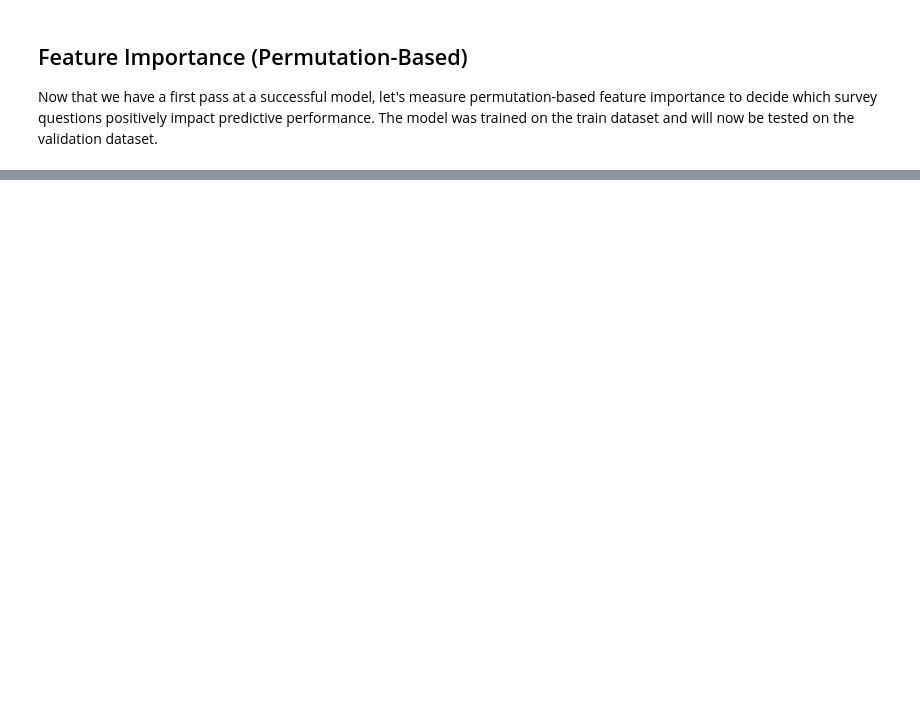
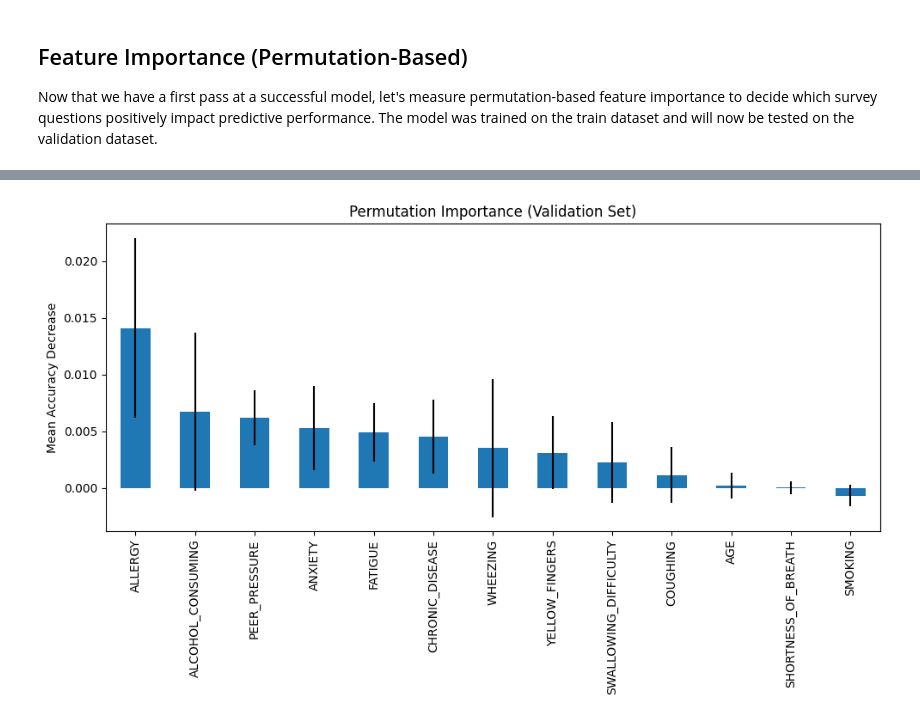
Before and after one commit to jesseingraham/lung-cancer-survey-prediction, a Jupyter notebook: notebooks/predicting-lung-cancer-and-survey-analysis.ipynb, the cells around one changed output, grey strips where cells are left out. Saved outputs shown, nothing was run; the diff lists cells and outputs as text; code cells hidden in the pictures; blank space fills up the shorter version.

```diff
--- a/notebooks/predicting-lung-cancer-and-survey-analysis.ipynb
+++ b/notebooks/predicting-lung-cancer-and-survey-analysis.ipynb
@@ -154,0 +253,24 @@ X_train, X_val, y_train, y_val = train_test_split(X_train, y_train, test_size=0.
+# %%
+# Define parameter grids for both approaches
+params1 = {'forest__max_depth': list(range(2, 20))}
+params2 = {'forest__min_samples_leaf': list(range(1, 20))}
+
+# Create Grid Search objects
+grid1 = GridSearchCV(
+    estimator=imb_pipe,
+    param_grid=params1,
+    scoring='average_precision',
+    cv=5,
+    return_train_score=True
+)
+grid2 = GridSearchCV(
+    estimator=imb_pipe,
+    param_grid=params2,
+    scoring='average_precision',
+    cv=5,
+    return_train_score=True
+)
+
+# Train
+grid1.fit(X_train, y_train)
+grid2.fit(X_train, y_train)
@@ -516,0 +435,18 @@ Thank you for checking out my notebook!
+# %%
+# Compute permutation importance
+result = permutation_importance(grid2, X_val, y_val, n_repeats=30, random_state=42, scoring='average_precision')
+
+# Create a sorted Series for plotting
+importances = pd.Series(result.importances_mean, index=feature_names)
+importances_std = pd.Series(result.importances_std, index=feature_names)
+sorted_importances = importances.sort_values(ascending=False)
+
+# Plot with matching error bars
+fig, ax = plt.subplots(figsize=(10, 6))
+sorted_importances.plot.bar(yerr=importances_std[sorted_importances.index], ax=ax)
+ax.set_title("Permutation Importance (Validation Set)")
+ax.set_ylabel("Mean Accuracy Decrease")
+fig.tight_layout()
+plt.show()
+# %% [output]
+[figure, added]
```
Also changed, not shown: parts of 110 cells of this notebook, 2 other files.
